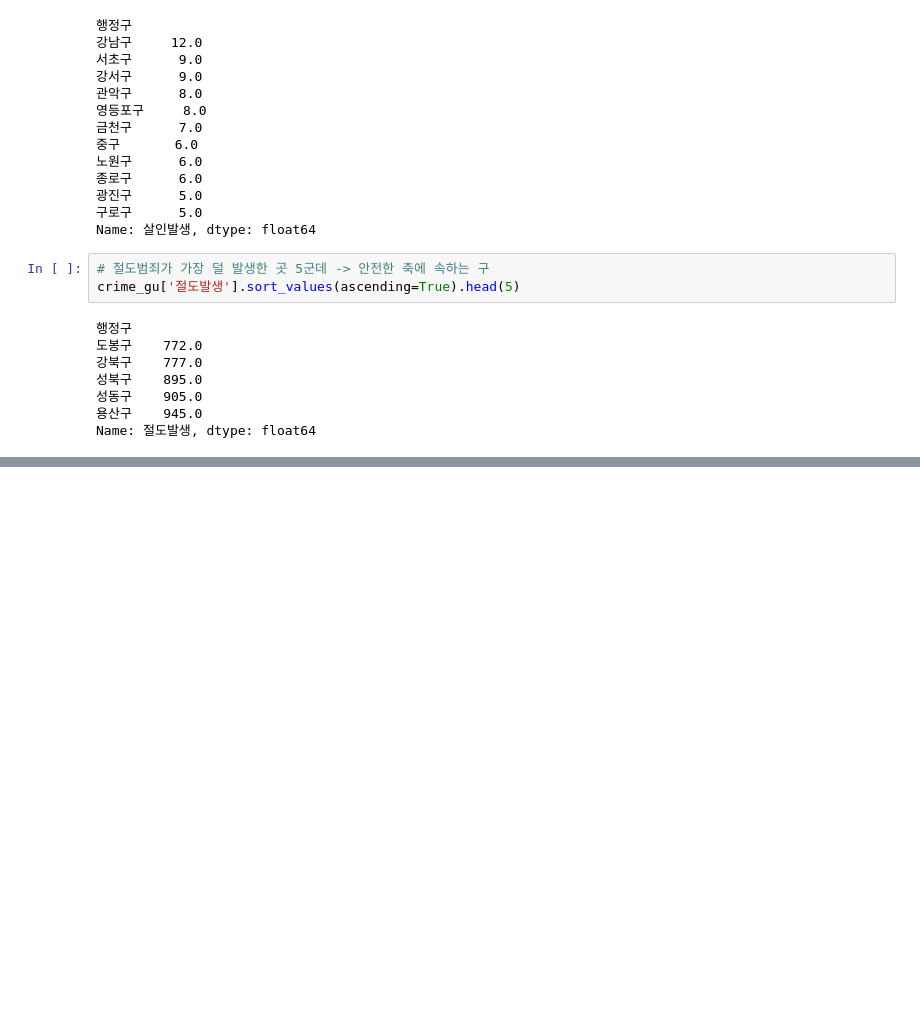
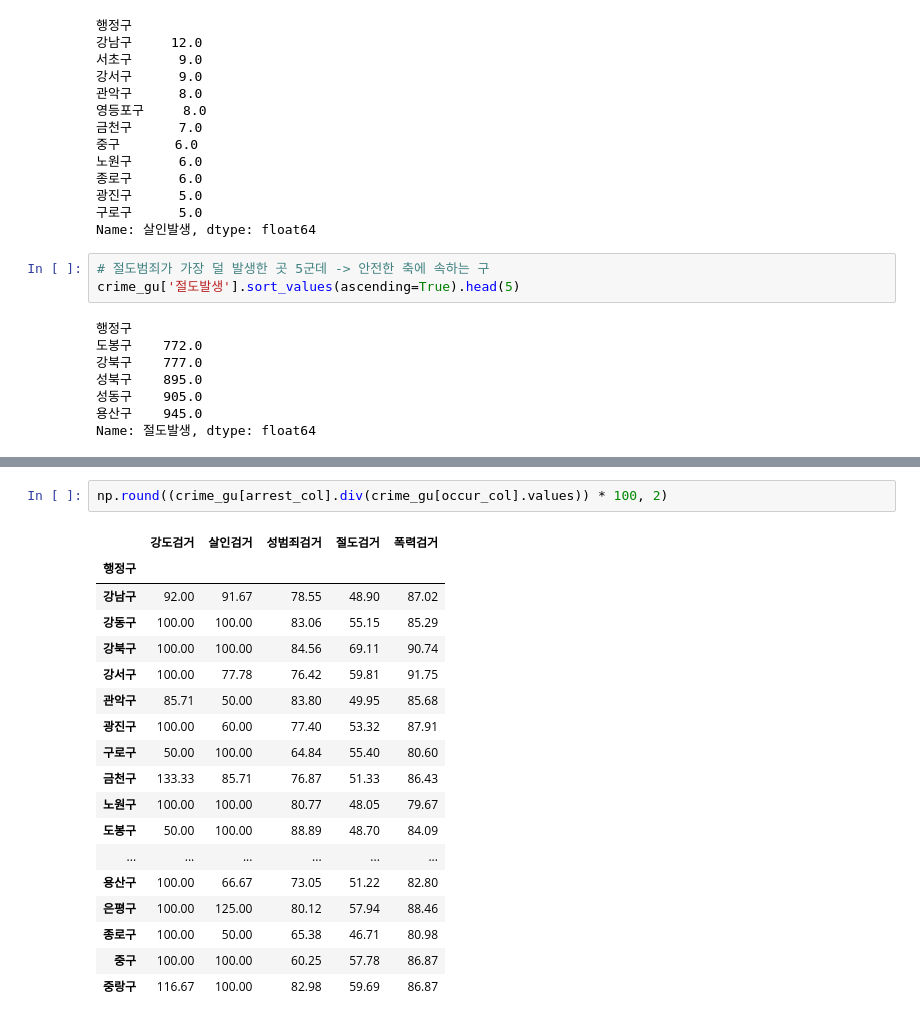
Before and after one commit to dragon11112222/seoul_crime, a Jupyter notebook: EDA/src/231109seoul_crime_project.ipynb, the cells around one changed output, grey strips where cells are left out. Drawn from its saved outputs; the diff is of its cells as text; blank space fills up the shorter version.

```diff
--- a/EDA/src/231109seoul_crime_project.ipynb
+++ b/EDA/src/231109seoul_crime_project.ipynb
@@ -400,0 +500,21 @@ Name: 절도발생, dtype: float64
+# %%
+np.round((crime_gu[arrest_col].div(crime_gu[occur_col].values)) * 100, 2)
+# %% [output]
+|  | 강도검거 | 살인검거 | 성범죄검거 | 절도검거 | 폭력검거 |
+| 행정구 |  |  |  |  |  |
+| 강남구 | 92.00 | 91.67 | 78.55 | 48.90 | 87.02 |
+| 강동구 | 100.00 | 100.00 | 83.06 | 55.15 | 85.29 |
+| 강북구 | 100.00 | 100.00 | 84.56 | 69.11 | 90.74 |
+| 강서구 | 100.00 | 77.78 | 76.42 | 59.81 | 91.75 |
+| 관악구 | 85.71 | 50.00 | 83.80 | 49.95 | 85.68 |
+| 광진구 | 100.00 | 60.00 | 77.40 | 53.32 | 87.91 |
+| 구로구 | 50.00 | 100.00 | 64.84 | 55.40 | 80.60 |
+| 금천구 | 133.33 | 85.71 | 76.87 | 51.33 | 86.43 |
+| 노원구 | 100.00 | 100.00 | 80.77 | 48.05 | 79.67 |
+| 도봉구 | 50.00 | 100.00 | 88.89 | 48.70 | 84.09 |
+| ... | ... | ... | ... | ... | ... |
+| 용산구 | 100.00 | 66.67 | 73.05 | 51.22 | 82.80 |
+| 은평구 | 100.00 | 125.00 | 80.12 | 57.94 | 88.46 |
+| 종로구 | 100.00 | 50.00 | 65.38 | 46.71 | 80.98 |
+| 중구 | 100.00 | 100.00 | 60.25 | 57.78 | 86.87 |
+| 중랑구 | 116.67 | 100.00 | 82.98 | 59.69 | 86.87 |
```
Also changed, not shown: parts of 14 cells of this notebook.
